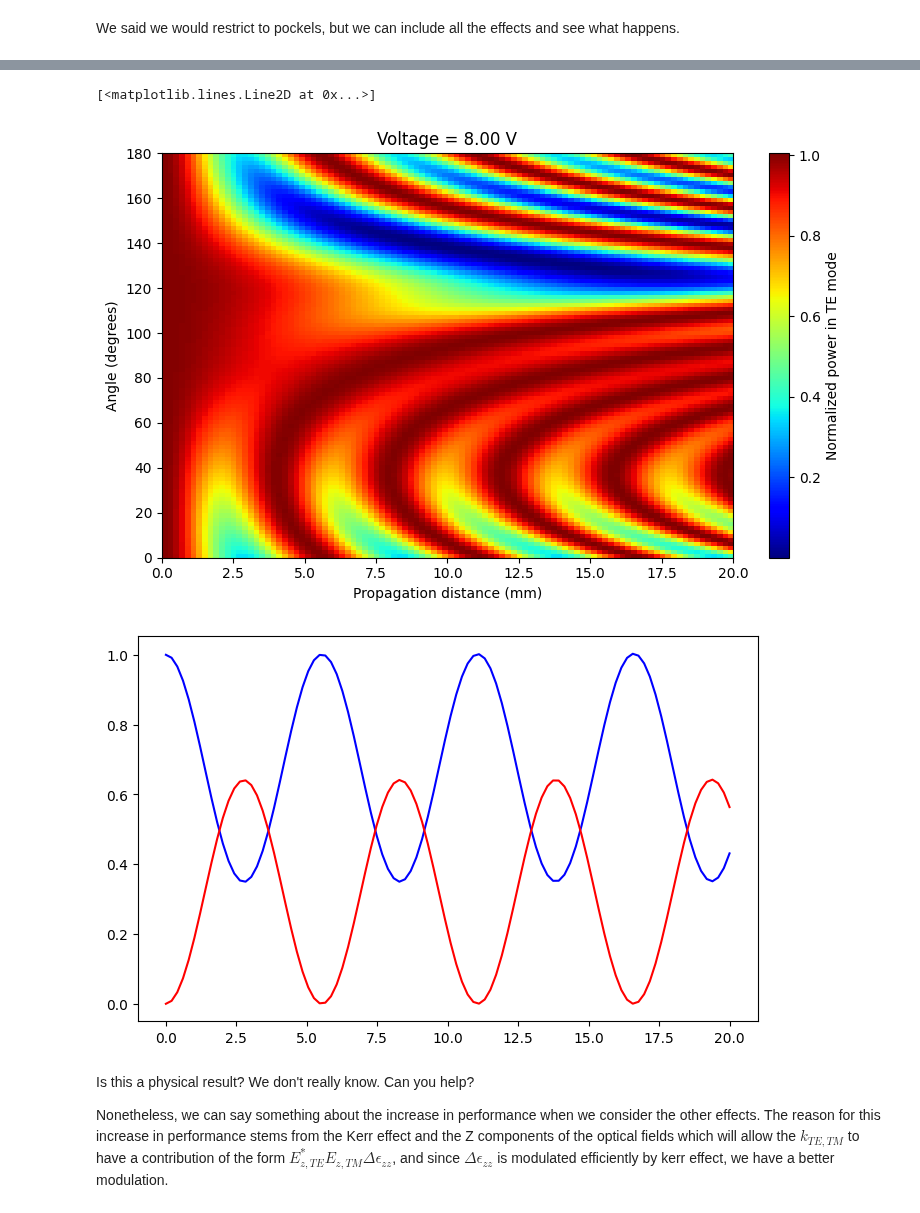
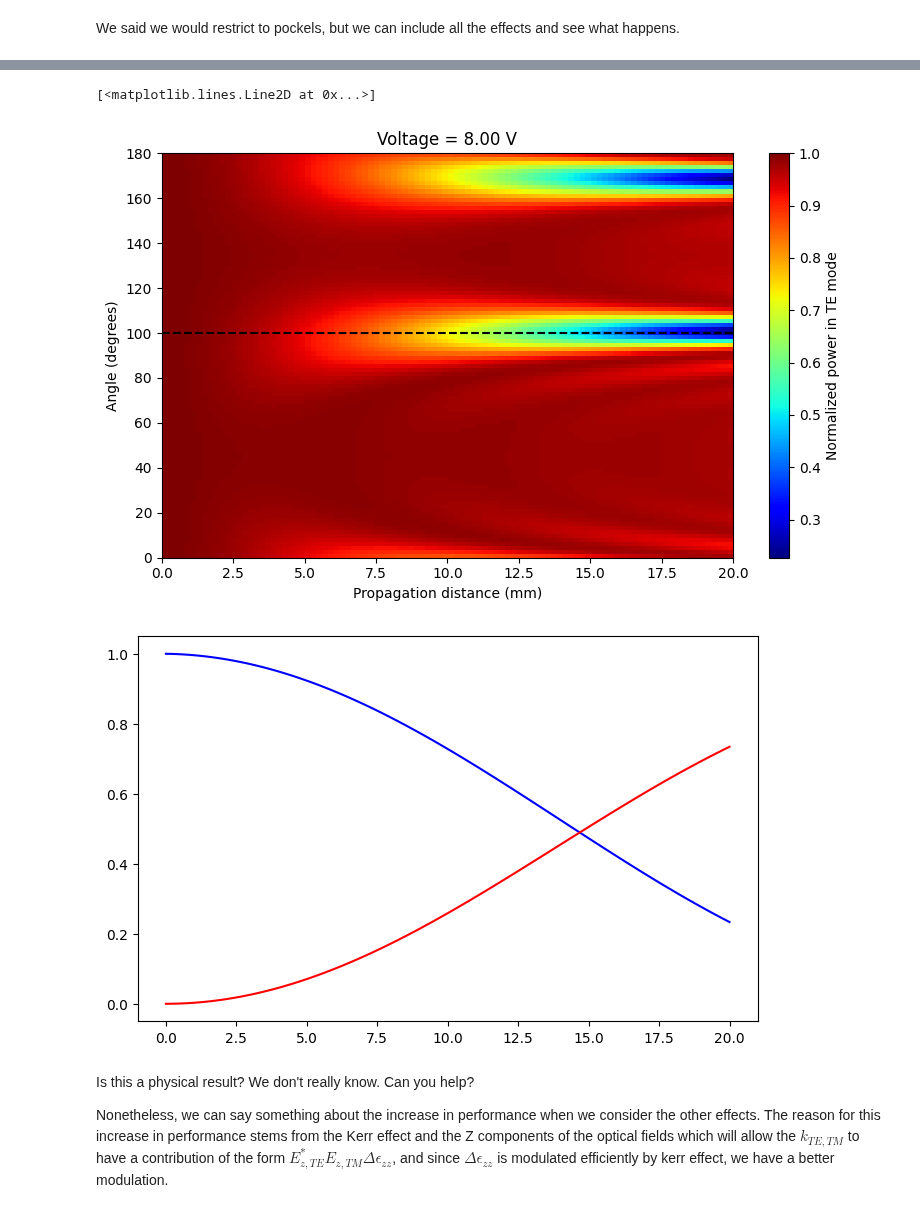
Before and after one commit to duarte-jfs/Imodulator, a Jupyter notebook: docs/Tutorials/polarization_converter/polarization_converter.ipynb, the cells around one changed output, grey strips where cells are left out. Saved outputs shown, nothing was run; the diff lists cells and outputs as text; code cells hidden in the pictures.

```diff
--- a/docs/Tutorials/polarization_converter/polarization_converter.ipynb
+++ b/docs/Tutorials/polarization_converter/polarization_converter.ipynb
@@ -435,7 +440,7 @@ Our first task is to study the modes as a function of the waveguide width in the
 width_values = np.linspace(0.5, 2, 10)
 
 N_modes = 5
-N_iterations_refinement = 10
+N_iterations_refinement = 2
 
 neff = np.zeros((len(width_values), 2))
 loss = np.zeros((len(width_values), 2))
@@ -517,21 +522,12 @@ for i, w_wg in enumerate(width_values):
 
     # Find TE and TM modes and store neff and loss
     te_fractions = np.array([opt_mode.te_fraction for opt_mode in modes])
-    conf_factors = []
 
-    elements = mode.mesh.subdomains["wg1"]
-    for opt_mode in modes:
-        conf_factors.append(opt_mode.calculate_confinement_factor(elements))
-    conf_factors = np.array(conf_factors)
+    TE_modes = np.where(te_fractions > 0.5)[0]
+    TM_modes = np.where(te_fractions <= 0.5)[0]
 
-    TE_TM_modes = np.argsort(conf_factors)[-2:]
-
-    if te_fractions[TE_TM_modes[0]] < te_fractions[TE_TM_modes[1]]:
-        TE_mode_idx = TE_TM_modes[1]
-        TM_mode_idx = TE_TM_modes[0]
-    else:
-        TE_mode_idx = TE_TM_modes[0]
-        TM_mode_idx = TE_TM_modes[1]
+    TE_mode_idx = TE_modes[0]
+    TM_mode_idx = TM_modes[0]
 
     neff[i, 0] = modes[TE_mode_idx].n_eff.real
     loss[i, 0] = modes[TE_mode_idx].calculate_propagation_loss(1e4)
@@ -923,8 +919,8 @@ for j in range(len(angle_values)):
     k_ba = kappa_tm_te[j, voltage_idx, idx]
     k_bb = kappa_tm_tm[j, voltage_idx, idx]
 
-    beta_TE = mode.modes[2].k
-    beta_TM = mode.modes[3].k
+    beta_TE = mode.modes[1].k
+    beta_TM = mode.modes[0].k
 
     result = solve_ivp(
         fun=lambda z, y: f1(
@@ -1059,39 +1055,47 @@ im = ax.imshow(
     aspect="auto",
     origin="lower",
     cmap="jet",
 )
 
+idx_angle = 55
+
 cbar = fig.colorbar(im, ax=ax)
 cbar.set_label("Normalized power in TE mode")
 ax.set_xlabel("Propagation distance (mm)")
 ax.set_ylabel("Angle (degrees)")
 ax.legend(bbox_to_anchor=(1.05, 1), loc="upper left")
 
 ax.set_title("Voltage = {:.2f} V".format(eopm.device.charge["V"][voltage_idx]))
 
+ax.axhline(
+    angle_values[idx_angle] * 180 / np.pi,
+    color="black",
+    linestyle="--",
+    label=f"Angle = {angle_values[idx_angle] * 180 / np.pi:.1f}°",
+)
 fig.tight_layout()
 
 # Plot only the 0 angle case
 fig = plt.figure(figsize=(8, 5))
 ax = fig.add_subplot(1, 1, 1)
 
 ax.plot(
     z_space * 1e3,
-    np.abs(A_values[0, :]) ** 2,
-    label=f"Angle = {angle_values[0] * 180 / np.pi:.1f}°",
+    np.abs(A_values[idx_angle, :]) ** 2,
+    label=f"Angle = {angle_values[idx_angle] * 180 / np.pi:.1f}°",
     color="blue",
 )
 
 ax.plot(
     z_space * 1e3,
-    np.abs(B_values[0, :]) ** 2,
-    label=f"Angle = {angle_values[0] * 180 / np.pi:.1f}°",
+    np.abs(B_values[idx_angle, :]) ** 2,
+    label=f"Angle = {angle_values[idx_angle] * 180 / np.pi:.1f}°",
     color="red",
 )
 # %% [output]
 [<matplotlib.lines.Line2D at 0x...>]
-[figure, old version]
+[figure, new version]
-[figure, old version]
+[figure, new version]
 # %% [markdown]
 Is this a physical result? We don't really know. Can you help?
 
```
Also changed, not shown: parts of 9 cells of this notebook, 6 other files.
